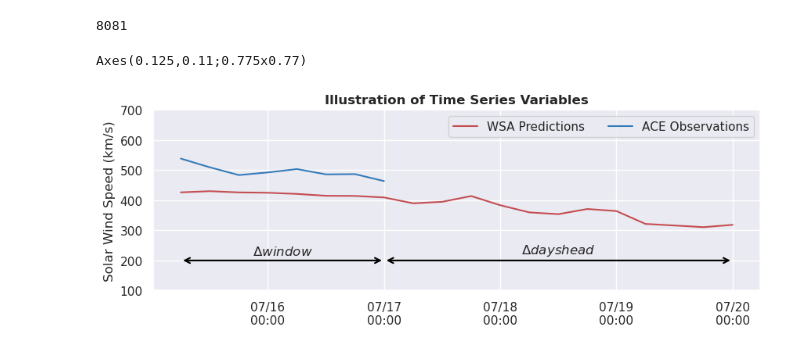
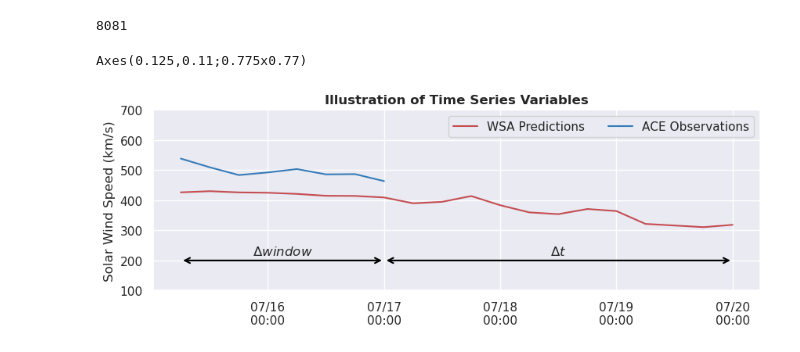
Before and after one commit to ddasilva/wsa_knn_uncertainty_v2, a Jupyter notebook: notebooks/Variables Illustration.ipynb, the cells around one changed output. Cells and saved outputs as stored; diff of their text form; code cells hidden in the pictures.

```diff
--- a/notebooks/Variables Illustration.ipynb
+++ b/notebooks/Variables Illustration.ipynb
@@ -79,29 +79,30 @@ def draw_range(ax, x_start, x_end, y, range_label):
 # %%
 blue_color = "#367cb9"
 red_color = "r"
 black_color = "k"
 pred_label = "WSA Predictions"
 obs_label = "ACE Observations"
 speed_ylabel = "Solar Wind Speed (km/s)"
 datetime_form = mdates.DateFormatter("%m/%d\n%H:00")
 
 fig, axes = plt.subplots(1, 1, figsize=(10, 3))
 print(axes)
 
 ax = axes
 ax.plot(times, Vp_pred, color=red_color, label=pred_label)
 ax.plot(times[:NOBS], Vp_obs, color=blue_color, label=obs_label)
 ax.set_ylabel(speed_ylabel)
 ax.set_title("Illustration of Time Series Variables", fontweight="bold")
 ax.legend(loc="upper right", ncol=2)
 ax.set_ylim(100, 700)
 
 draw_range(ax, times[0], times[NOBS - 1], 200, r"$\Delta window$")
 
-draw_range(ax, times[NOBS - 1], times[NPRED - 1], 200, r"$\Delta dayshead$")
+draw_range(ax, times[NOBS - 1], times[NPRED - 1], 200, r"$\Delta t$")
 ax.xaxis.set_major_formatter(datetime_form)
 
+fig.savefig("plots/variables.png", dpi=300, bbox_inches="tight")
 # draw_range(ax, times[NOBS - 1], times[NPRED - 6], 130, r'$\Delta forward$')
 # %% [output]
 Axes(0.125,0.11;0.775x0.77)
-[figure, old version]
+[figure, new version]
```
Also changed, not shown: 9 other files.
